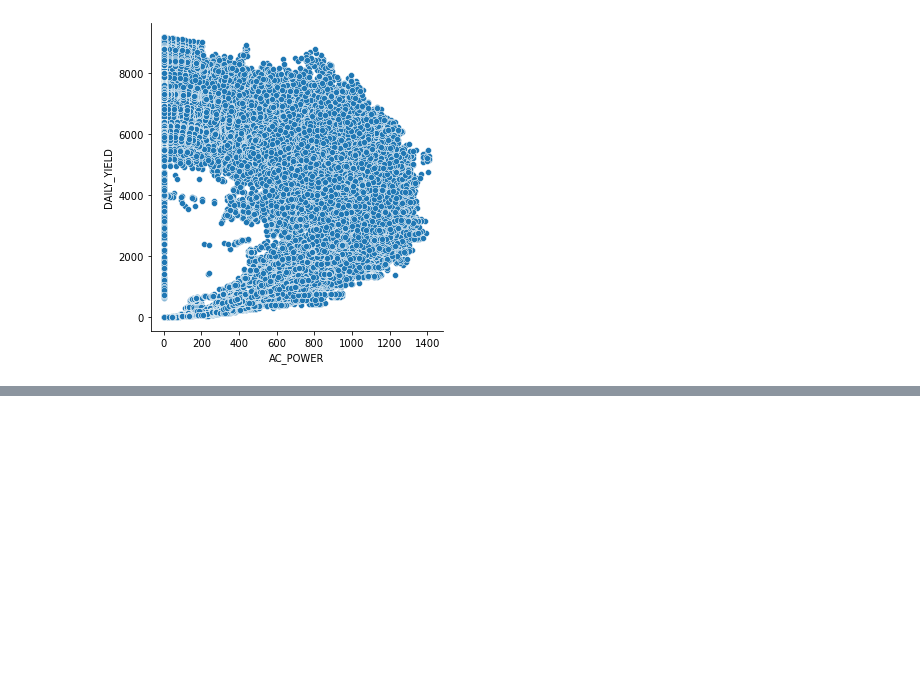
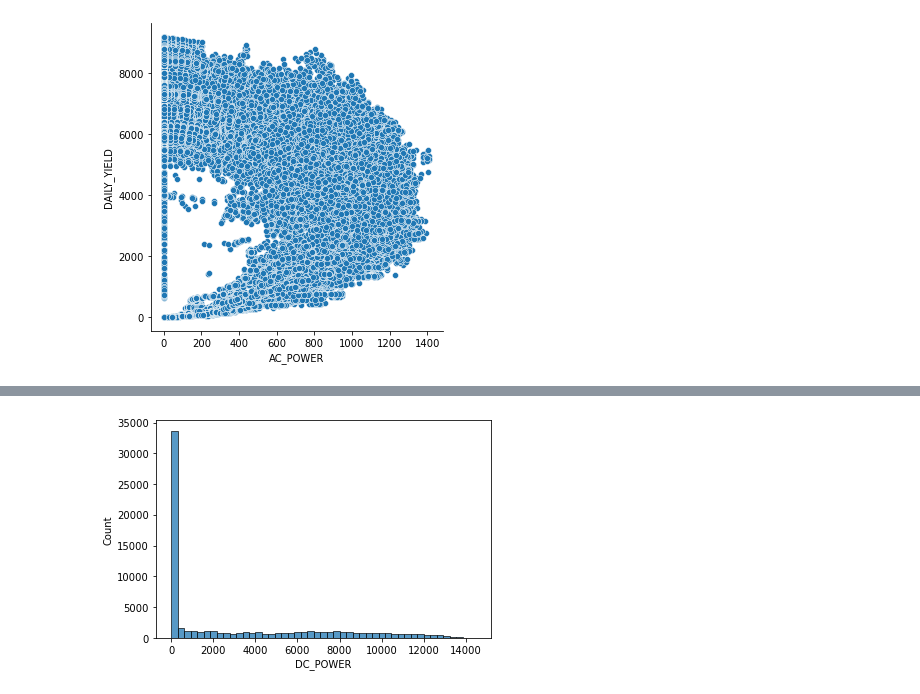
Before and after one commit to BurtonBarnes/solar, a Jupyter notebook: explore.ipynb, the cells around one changed output, grey strips where cells are left out. Saved outputs shown, nothing was run; the diff lists cells and outputs as text; code cells hidden in the pictures; blank space fills up the shorter version.

```diff
--- a/explore.ipynb
+++ b/explore.ipynb
@@ -218,0 +242,5 @@ sns.relplot(x='AC_POWER', y='DAILY_YIELD', data=df)
+# %%
+sns.histplot(df.DC_POWER, kde= True)
+plt.show()
+# %% [output]
+[figure, added]
```
Also changed, not shown: parts of 10 cells of this notebook.
